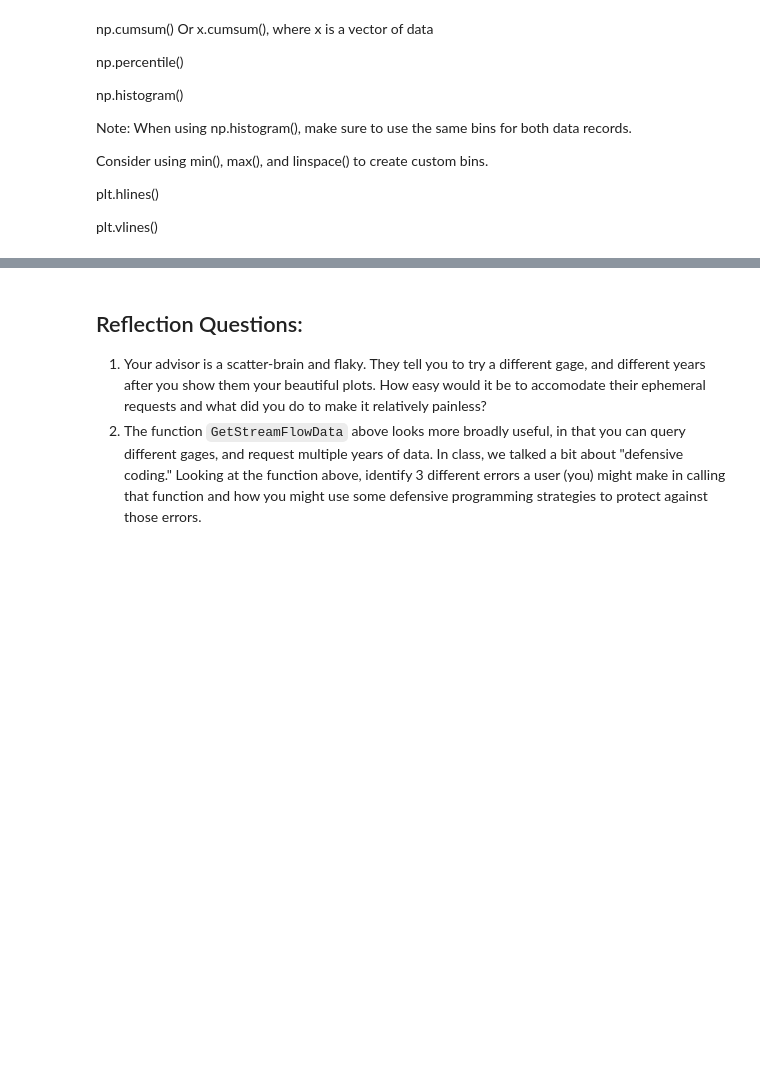
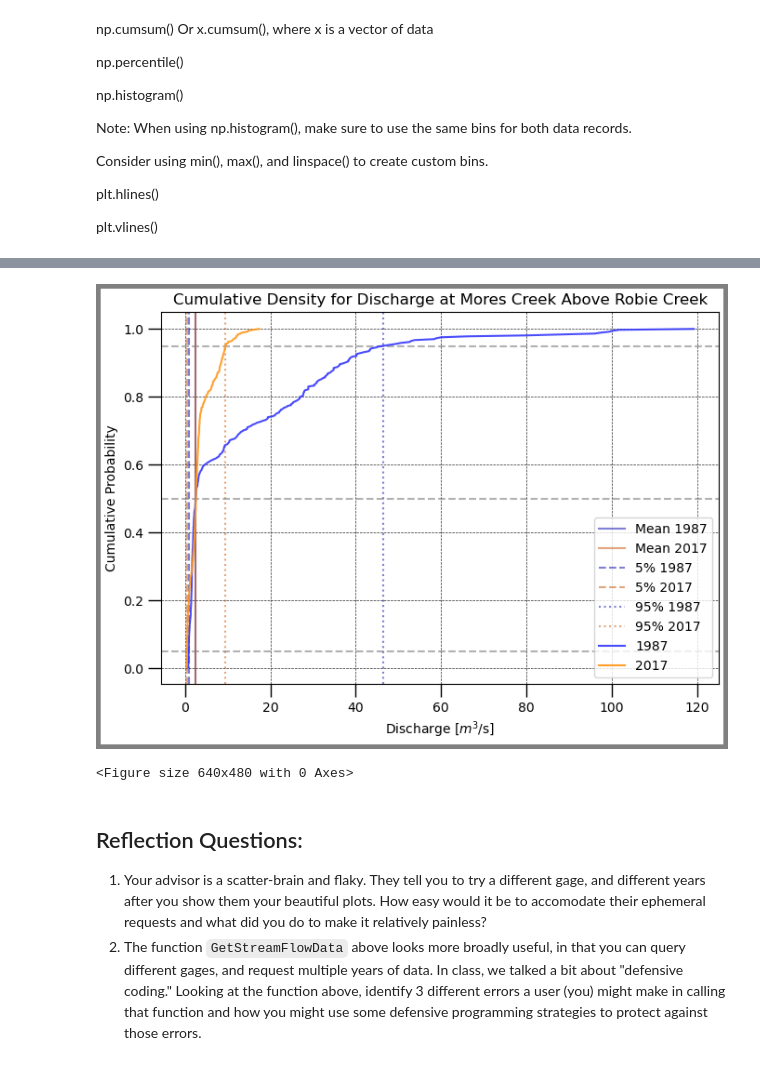
Before and after one commit to addiehobson/ah-geos505, a Jupyter notebook: 02.P Unit 02 Assignment.ipynb, the cells around one changed output, grey strips where cells are left out. Cells and saved outputs as stored; diff of their text form; code cells hidden in the pictures; blank space fills up the shorter version.

```diff
--- a/02.P Unit 02 Assignment.ipynb
+++ b/02.P Unit 02 Assignment.ipynb
@@ -236,3 +173,55 @@ PDF(wy1_streamflow, wy2_streamflow, 1986, 2016)
+# %%
+def CDF(data1, data2, year1, year2):
+    sf1 = SI_ft3_m3(data1)
+    sf2 = SI_ft3_m3(data2)
+
+    sf1_sorted = np.sort(sf1)
+    sf2_sorted = np.sort(sf2)
+
+    cdf1 = np.arange(1, len(sf1_sorted)+1) / len(sf1_sorted)
+    cdf2 = np.arange(1, len(sf2_sorted)+1) / len(sf2_sorted)
+
+    def percentiles(data):
+        median = np.percentile(data, 50)
+        p5 = np.percentile(data, 5)
+        p95 = np.percentile(data, 95)
+        return median, p5, p95
+
+    median1, p5_1, p95_1 = percentiles(sf1)
+    median2, p5_2, p95_2 = percentiles(sf2)
+
+    fig = plt.figure(figsize=(6,4))
+    ax = fig.add_axes([0.1, 0.1, 1, 1])
+    ax.tick_params(which='major', width=1.0, length=10, labelsize=10)
+    ax.set_title("Cumulative Density for Discharge at Mores Creek Above Robie Creek", fontsize=12)
+    ax.set_xlabel("Discharge [$m{^3}$/s]", fontsize=10)
+    ax.set_ylabel("Cumulative Probability", fontsize=10)
+    ax.grid(linestyle="--", linewidth=0.5, color='.15', zorder=-10)
+    fig.patch.set(linewidth=6, edgecolor='0.5')
+
+    plt.axvline(median1, color="#0003ac", linestyle='-', alpha=0.5, label=f'Mean {year1}')
+    plt.axvline(median2, color="#c95000", linestyle='-', alpha=0.5, label=f'Mean {year2}')
+    plt.axvline(p5_1, color="#0003ac", linestyle='--', alpha=0.5, label=f'5% {year1}')
+    plt.axvline(p5_2, color="#c95000", linestyle='--', alpha=0.5, label=f'5% {year2}')
+    plt.axvline(p95_1, color="#0003ac", linestyle=':', alpha=0.5, label=f'95% {year1}')
+    plt.axvline(p95_2, color="#c95000", linestyle=':', alpha=0.5, label=f'95% {year2}')
+
+    plt.axhline(0.5, color='grey', linestyle='--', alpha=0.6)
+    plt.axhline(0.05, color='grey', linestyle='--', alpha=0.6)
+    plt.axhline(0.95, color='grey', linestyle='--', alpha=0.6)
+
+
+    plt.plot(sf1_sorted, cdf1, alpha=0.9,label=f'{year1}', color='#3538fc')
+    plt.plot(sf2_sorted, cdf2, alpha=0.9, label=f'{year2}', color='#ff9617')
+
+    plt.legend()
+    plt.show()
+    plt.savefig(f'CumulativeDensity_{year1}_{year2}).png', dpi=300)
+
+CDF(wy1_streamflow, wy2_streamflow, 1987, 2017)
+# %% [output]
+[figure, added]
+<Figure size 640x480 with 0 Axes>
 # %% [markdown]
 ## Reflection Questions:
 
```
Also changed, not shown: parts of 4 cells of this notebook.
